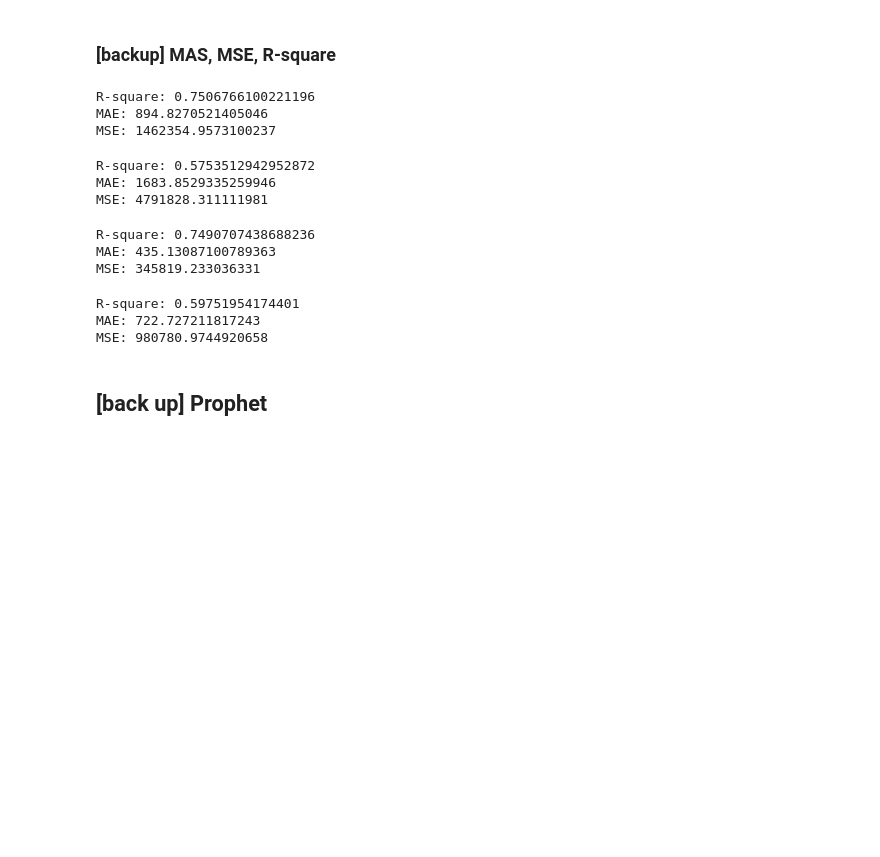
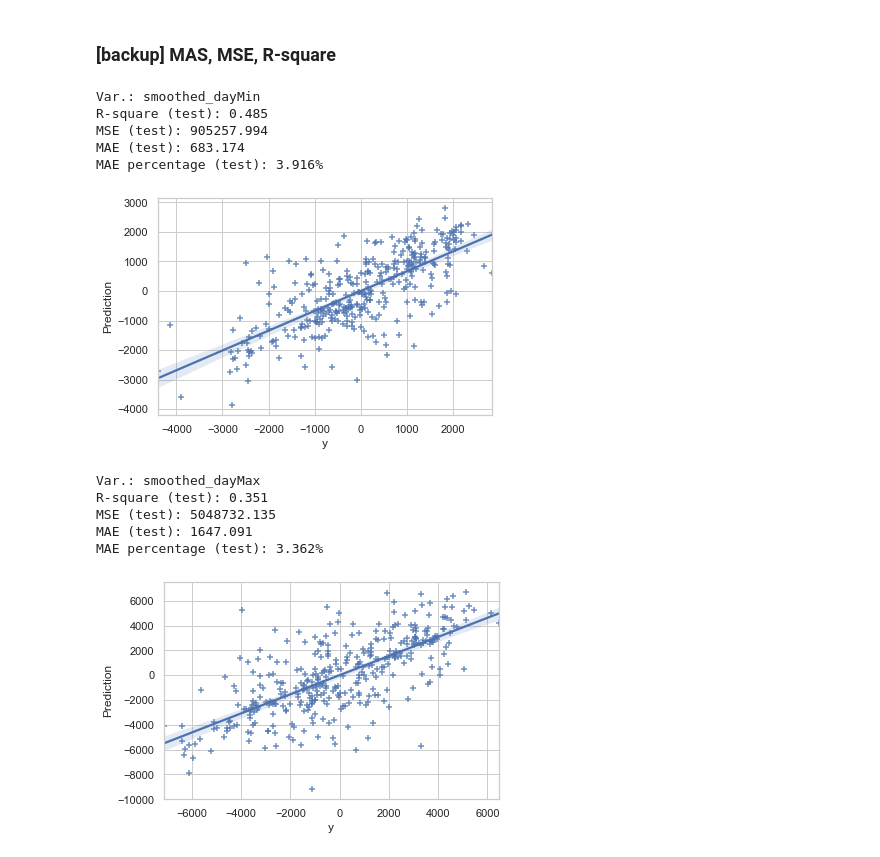
Before and after one commit to mendyhsu/Capstone, a Jupyter notebook: d_TimeSeriesModeling.ipynb, the cells around one changed output. Drawn from its saved outputs; the diff is of its cells as text; code cells hidden in the pictures; blank space fills up the shorter version.

```diff
--- a/d_TimeSeriesModeling.ipynb
+++ b/d_TimeSeriesModeling.ipynb
@@ -844,37 +850,31 @@ from sklearn.metrics import r2_score, mean_absolute_error, mean_squared_error
 # %%
 ### R-square score (Coefficient of determination)
-# y: the smoothed-dayMax
-print('R-square:',r2_score(future_preds['y'], future_preds['Prediction']))
-print('MAE:', mean_absolute_error(future_preds['y'], future_preds['Prediction']))
-print('MSE:', mean_squared_error(future_preds['y'], future_preds['Prediction']))
+# y: the smoothed-dayMax / smoothed-dayMin
+
+for i, (VarName, c1, c2) in enumerate(iter_ind):
+    future_preds = forcast_dict[VarName]
+
+    true_y = future_preds['y'] - np.mean(future_preds['y']) # Shift the data
+    pred_y = future_preds['Prediction'] - np.mean(future_preds['y']) # Shift the data
+
+    print('Var.:', VarName)
+    print('R-square (test): {:.3f}'.format(r2_score(true_y, pred_y)))
+    print('MSE (test): {:.3f}'.format( mean_squared_error(true_y, pred_y)))
+    print('MAE (test): {:.3f}'.format(mean_absolute_error(true_y, pred_y)))
+    print('MAE percentage (test): {:.3f}%'.format( mean_absolute_percentage_error(true_y, pred_y)))
+    print('\n')
+    sns.regplot(x=true_y, y=pred_y, marker="+")
+    plt.show()
 # %% [output]
-R-square: 0.7506766100221196
-MAE: 894.8270521405046
-MSE: 1462354.9573100237
+Var.: smoothed_dayMin
+R-square (test): 0.485
+MSE (test): 905257.994
+MAE (test): 683.174
+MAE percentage (test): 3.916%
+[figure, added]
+Var.: smoothed_dayMax
+R-square (test): 0.351
+MSE (test): 5048732.135
+MAE (test): 1647.091
+MAE percentage (test): 3.362%
+[figure, added]
-# %%
-print('R-square:',r2_score(future_preds['dayMax'], future_preds['Prediction']))
-print('MAE:',mean_absolute_error(future_preds['dayMax'], future_preds['Prediction']))#/np.std(future_preds['dayMax']))
-print('MSE:',mean_squared_error(future_preds['dayMax'], future_preds['Prediction']))#/np.std(future_preds['dayMax']))
-# %% [output]
-R-square: 0.5753512942952872
-MAE: 1683.8529335259946
-MSE: 4791828.311111981
-# %%
-# y: the smoothed-dayMin
-print('R-square:',r2_score(future_preds_min['y'], future_preds_min['Prediction']))
-print('MAE:', mean_absolute_error(future_preds_min['y'], future_preds_min['Prediction']))
-print('MSE:', mean_squared_error(future_preds_min['y'], future_preds_min['Prediction']))
-# %% [output]
-R-square: 0.7490707438688236
-MAE: 435.13087100789363
-MSE: 345819.233036331
-# %%
-print('R-square:',r2_score(future_preds_min['dayMin'], future_preds_min['Prediction']))
-print('MAE:',mean_absolute_error(future_preds_min['dayMin'], future_preds_min['Prediction']))#/np.std(future_preds['dayMax']))
-print('MSE:',mean_squared_error(future_preds_min['dayMin'], future_preds_min['Prediction']))#/np.std(future_preds['dayMax']))
-# %% [output]
-R-square: 0.59751954174401
-MAE: 722.727211817243
-MSE: 980780.9744920658
-# %% [markdown]
-## [back up] Prophet
```
Also changed, not shown: parts of 22 cells of this notebook, 1 other file.
